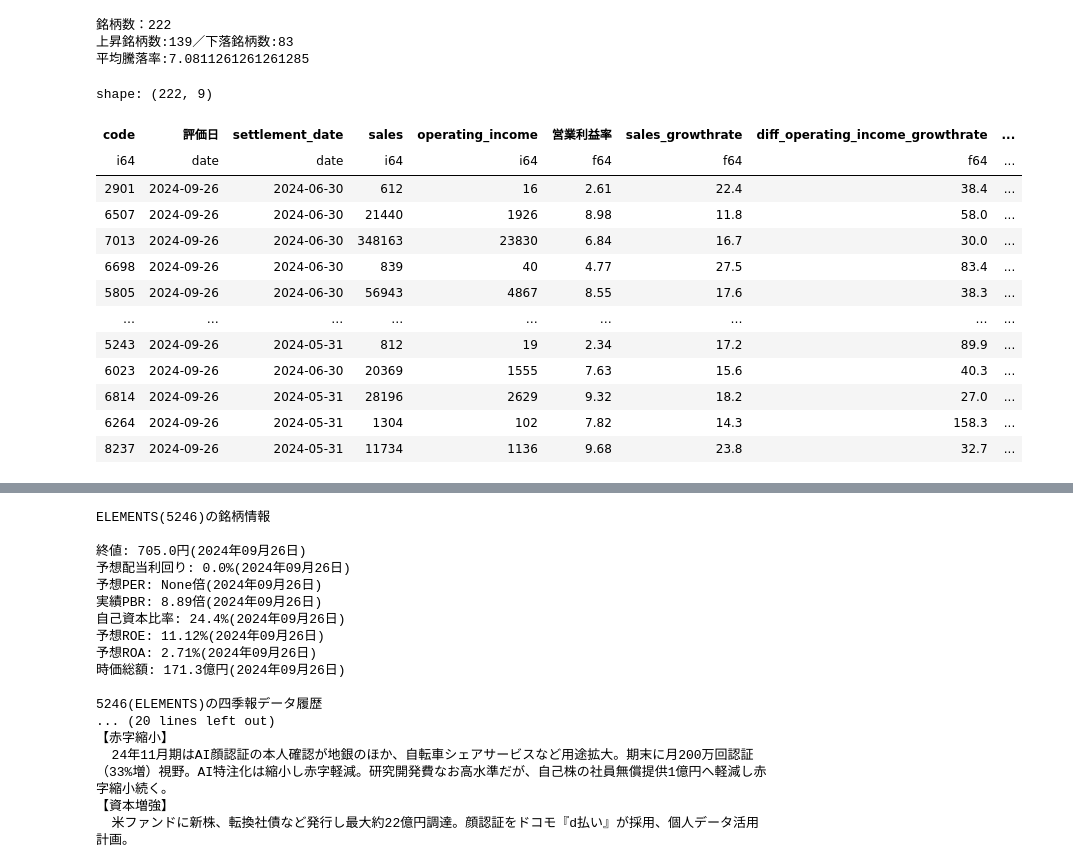
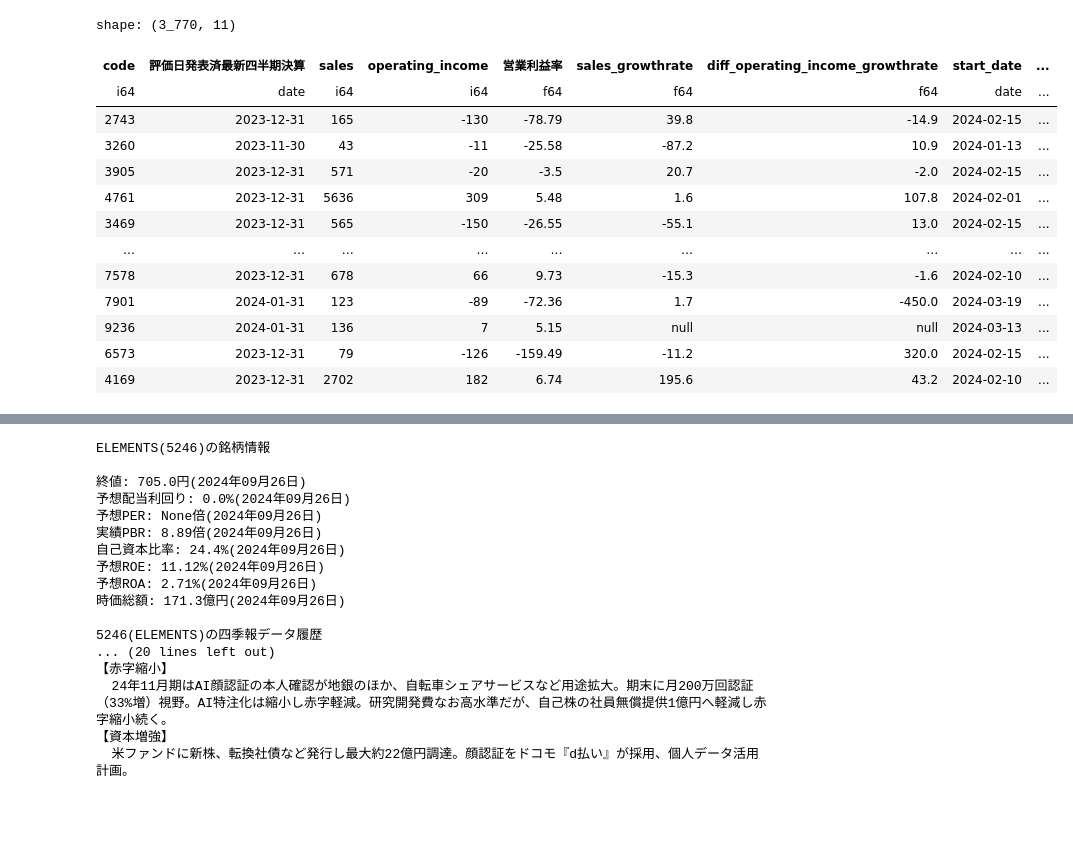
Before and after one commit to ogs-digilfe/wequant, a Jupyter notebook: notebooks/analysis/四半期騰落率過去分析1.ipynb, the cells around one changed output, grey strips where cells are left out. Cells and saved outputs as stored; diff of their text form; code cells hidden in the pictures; blank space fills up the shorter version.

```diff
--- a/notebooks/analysis/四半期騰落率過去分析1.ipynb
+++ b/notebooks/analysis/四半期騰落率過去分析1.ipynb
@@ -138,30 +113,25 @@ print(f'平均騰落率{df["updown_rate"].mean()}')
-# %%
-# 業績改善銘柄のみ、抽出する
-df = target_df.filter(pl.col("operating_income")>0)\
-    .filter(pl.col("営業利益率")<10)\
-    .filter(pl.col("sales_growthrate")>10)\
-    .filter(pl.col("diff_operating_income_growthrate")>(pl.col("sales_growthrate")*pl.lit(1)))
-df = df.sort(by=["updown_rate"], descending=[True])
-# 統計データの出力
-print(f'銘柄数：{df.shape[0]}')
-print(f'上昇銘柄数:{df.filter(pl.col("updown_rate")>0).shape[0]}／下落銘柄数:{df.filter(pl.col("updown_rate")<=0).shape[0]}')
-print(f'平均騰落率:{df["updown_rate"].mean()}')
-df
-# %% [output]
-銘柄数：222
-上昇銘柄数:139／下落銘柄数:83
-平均騰落率:7.0811261261261285
-shape: (222, 9)
-| code | 評価日 | settlement_date | sales | operating_income | 営業利益率 | sales_growthrate | diff_operating_income_growthrate | ... |
-| i64 | date | date | i64 | i64 | f64 | f64 | f64 | ... |
-| 2901 | 2024-09-26 | 2024-06-30 | 612 | 16 | 2.61 | 22.4 | 38.4 | ... |
-| 6507 | 2024-09-26 | 2024-06-30 | 21440 | 1926 | 8.98 | 11.8 | 58.0 | ... |
-| 7013 | 2024-09-26 | 2024-06-30 | 348163 | 23830 | 6.84 | 16.7 | 30.0 | ... |
-| 6698 | 2024-09-26 | 2024-06-30 | 839 | 40 | 4.77 | 27.5 | 83.4 | ... |
-| 5805 | 2024-09-26 | 2024-06-30 | 56943 | 4867 | 8.55 | 17.6 | 38.3 | ... |
-| … | … | … | … | … | … | … | … | ... |
-| 5243 | 2024-09-26 | 2024-05-31 | 812 | 19 | 2.34 | 17.2 | 89.9 | ... |
-| 6023 | 2024-09-26 | 2024-06-30 | 20369 | 1555 | 7.63 | 15.6 | 40.3 | ... |
-| 6814 | 2024-09-26 | 2024-05-31 | 28196 | 2629 | 9.32 | 18.2 | 27.0 | ... |
-| 6264 | 2024-09-26 | 2024-05-31 | 1304 | 102 | 7.82 | 14.3 | 158.3 | ... |
-| 8237 | 2024-09-26 | 2024-05-31 | 11734 | 1136 | 9.68 | 23.8 | 32.7 | ... |
+# %%
+df = growth_rate_df.join(updown_rate_df, on=["code"], how="left")
+df = df.with_columns([
+    (pl.lit(100) * pl.col("operating_income") / pl.col("sales")).round(2).alias("営業利益率")
+])
+df = df.select(df.columns[:5] + [df.columns[-1]] + df.columns[5:-1])
+df = df.select(df.columns[:2]+df.columns[3:])
+df = df.sort(by=["updown_rate"], descending=[True])
+evaluated_df = df
+evaluated_df
+# %% [output]
+shape: (3_770, 11)
+| code | 評価日発表済最新四半期決算 | sales | operating_income | 営業利益率 | sales_growthrate | diff_operating_income_growthrate | start_date | ... |
+| i64 | date | i64 | i64 | f64 | f64 | f64 | date | ... |
+| 2743 | 2023-12-31 | 165 | -130 | -78.79 | 39.8 | -14.9 | 2024-02-15 | ... |
+| 3260 | 2023-11-30 | 43 | -11 | -25.58 | -87.2 | 10.9 | 2024-01-13 | ... |
+| 3905 | 2023-12-31 | 571 | -20 | -3.5 | 20.7 | -2.0 | 2024-02-15 | ... |
+| 4761 | 2023-12-31 | 5636 | 309 | 5.48 | 1.6 | 107.8 | 2024-02-01 | ... |
+| 3469 | 2023-12-31 | 565 | -150 | -26.55 | -55.1 | 13.0 | 2024-02-15 | ... |
+| … | … | … | … | … | … | … | … | ... |
+| 7578 | 2023-12-31 | 678 | 66 | 9.73 | -15.3 | -1.6 | 2024-02-10 | ... |
+| 7901 | 2024-01-31 | 123 | -89 | -72.36 | 1.7 | -450.0 | 2024-03-19 | ... |
+| 9236 | 2024-01-31 | 136 | 7 | 5.15 | null | null | 2024-03-13 | ... |
+| 6573 | 2023-12-31 | 79 | -126 | -159.49 | -11.2 | 320.0 | 2024-02-15 | ... |
+| 4169 | 2023-12-31 | 2702 | 182 | 6.74 | 195.6 | 43.2 | 2024-02-10 | ... |
```
Also changed, not shown: parts of 10 cells of this notebook.
